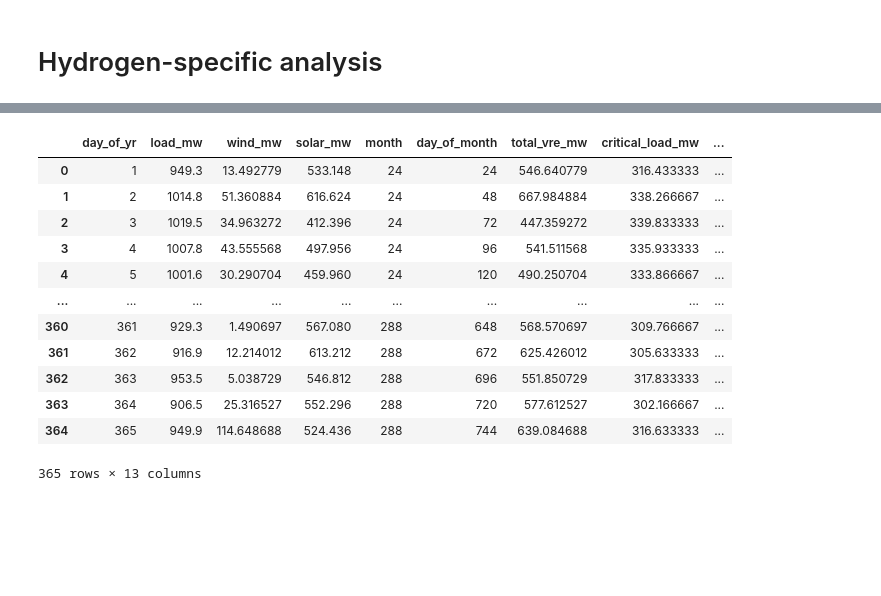
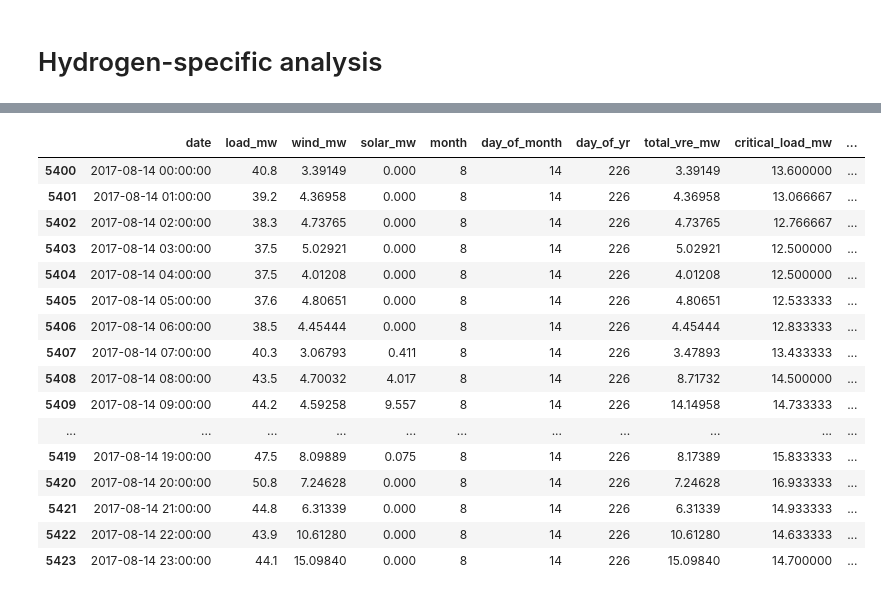
Before and after one commit to b-o-l-l-a/aes-engy-692, a Jupyter notebook: amerigo_island/notebooks/hydrogen.ipynb, the cells around one changed output, grey strips where cells are left out. Saved outputs shown, nothing was run; the diff lists cells and outputs as text; code cells hidden in the pictures; blank space fills up the shorter version.

```diff
--- a/amerigo_island/notebooks/hydrogen.ipynb
+++ b/amerigo_island/notebooks/hydrogen.ipynb
@@ -53,6 +53,8 @@ req_hydrogen_kg_colname = 'reqd_hydrogen_kg'
 hydrogen_production_kg_colname = 'hydrogen_prod_kg'
 hydrogen_production_m3_colname = 'hydrogen_prod_m3'
 hydrogen_h2o_demand_l_colname = 'hydrogen_h2o_demand_l'
+hydrogen_h2o_demand_m3_colname = 'hydrogen_h2o_demand_m3'
+compression_desal_demand_mw_colname = 'compression_desal_demand_mw'
 cuml_hydrogen_demand_kg_colname = 'cuml_hydrogen_demand_kg'
 cuml_h2_energy_demand_mwh_colname = 'cuml_h2_energy_demand_mwh'
 
@@ -63,8 +65,8 @@ thermal_gen_combustion_mw_colname = 'thermal_gen_combustion_mw'
 # %%
 # other values/assumptions needed for the analysis
 CRITICAL_LOAD_PERC = (1/3)
-SOLAR_SCALE_FACTOR = 4
-WIND_SCALE_FACTOR = .4
+SOLAR_SCALE_FACTOR = 1
+WIND_SCALE_FACTOR = 1
 
 SOLAR_INSTALLATION_COST_MM = 50.8
 WIND_INSTALLATION_COST_MM = 31.2
@@ -125,13 +127,19 @@ final_load_and_vre_df.to_csv(os.path.join(INTERIM_DATA_DIR, FINAL_LOAD_AND_VRE_F
 # %% [markdown]
 # Hydrogen-specific analysis
 # %%
-ELEC_EFF_H2_FUEL_CELL_KWH_PER_KG = 19.99
-ELEC_EFF_ELECTROLYSIS_KWH_PER_KG = 55.8
+ELEC_EFF_H2_FUEL_CELL_KWH_PER_KG = 19.988333333333
+ELEC_EFF_ELECTROLYSIS_KWH_PER_KG = 55.4307635
 
 ENERGY_CONSUMPTION_H2O_DESAL_KWH_PER_M3 = 1.8
 DENSITY_H2_300BAR_KG_PER_M3 = 20
 DENSITY_H2_30BAR_KG_PER_M3 = 2.38
 H2O_ELECTROLYSIS_CONSUMPTION_L_PER_M3 = 1.4
+
+DENSITY_H2_STP_KG_PER_M3 = 0.0813
+H2_TAP_WATER_CONSUMPTION_L_PER_M3 = 1.4
+
+ENERGY_CONSUMPTION_H2O_DESAL_KWH_PER_M3 =
+ENERGY_CONSUMPTION_H2_KWH_PER_M3 =
 
 def calc_h2_cols(df):
 
@@ -149,6 +157,13 @@ def calc_h2_cols(df):
     decorated_df[hydrogen_h2o_demand_l_colname] = \
         decorated_df[hydrogen_production_m3_colname] * H2O_ELECTROLYSIS_CONSUMPTION_L_PER_M3
 
+    decorated_df[hydrogen_h2o_demand_m3_colname] = \
+        (decorated_df[hydrogen_production_kg_colname] / DENSITY_H2_STP_KG_PER_M3) \
+        * (H2_TAP_WATER_CONSUMPTION_L_PER_M3 / 1000)
+
+    decorated_df[compression_desal_demand_mw_colname] = \
+        (decorated_df[hydrogen_production_kg_colname] * ENERGY_CONSUMPTION_H2_KWH_PER_M3) \
+        + ()
     decorated_df.sort_values(date_colname)
 
 ## calc cuml h2 demand
@@ -219,17 +186,27 @@ h2_hourly_df[[hydrogen_production_kg_colname, hydrogen_h2o_demand_l_colname]].he
 # %%
+h2_hourly_df = calc_h2_cols(final_load_and_vre_df)
+
 h2_daily_df = h2_hourly_df.groupby(day_of_yr_colname).sum().reset_index()
-h2_daily_df
+h2_daily_df = h2_daily_df.drop([month_colname, day_of_month_colname], axis=1)
-# %% [output]
-|  | day_of_yr | load_mw | wind_mw | solar_mw | month | day_of_month | total_vre_mw | critical_load_mw | ... |
-| 0 | 1 | 949.3 | 13.492779 | 533.148 | 24 | 24 | 546.640779 | 316.433333 | ... |
-| 1 | 2 | 1014.8 | 51.360884 | 616.624 | 24 | 48 | 667.984884 | 338.266667 | ... |
-| 2 | 3 | 1019.5 | 34.963272 | 412.396 | 24 | 72 | 447.359272 | 339.833333 | ... |
-| 3 | 4 | 1007.8 | 43.555568 | 497.956 | 24 | 96 | 541.511568 | 335.933333 | ... |
-| 4 | 5 | 1001.6 | 30.290704 | 459.960 | 24 | 120 | 490.250704 | 333.866667 | ... |
-| ... | ... | ... | ... | ... | ... | ... | ... | ... | ... |
-| 360 | 361 | 929.3 | 1.490697 | 567.080 | 288 | 648 | 568.570697 | 309.766667 | ... |
-| 361 | 362 | 916.9 | 12.214012 | 613.212 | 288 | 672 | 625.426012 | 305.633333 | ... |
-| 362 | 363 | 953.5 | 5.038729 | 546.812 | 288 | 696 | 551.850729 | 317.833333 | ... |
-| 363 | 364 | 906.5 | 25.316527 | 552.296 | 288 | 720 | 577.612527 | 302.166667 | ... |
-| 364 | 365 | 949.9 | 114.648688 | 524.436 | 288 | 744 | 639.084688 | 316.633333 | ... |
-365 rows × 13 columns
+# %%
+h2_hourly_df[
+    (h2_hourly_df[month_colname] == 8) &
+    (h2_hourly_df[day_of_month_colname] == 14)]
+# %% [output]
+|  | date | load_mw | wind_mw | solar_mw | month | day_of_month | day_of_yr | total_vre_mw | critical_load_mw | ... |
+| 5400 | 2017-08-14 00:00:00 | 40.8 | 3.39149 | 0.000 | 8 | 14 | 226 | 3.39149 | 13.600000 | ... |
+| 5401 | 2017-08-14 01:00:00 | 39.2 | 4.36958 | 0.000 | 8 | 14 | 226 | 4.36958 | 13.066667 | ... |
+| 5402 | 2017-08-14 02:00:00 | 38.3 | 4.73765 | 0.000 | 8 | 14 | 226 | 4.73765 | 12.766667 | ... |
+| 5403 | 2017-08-14 03:00:00 | 37.5 | 5.02921 | 0.000 | 8 | 14 | 226 | 5.02921 | 12.500000 | ... |
+| 5404 | 2017-08-14 04:00:00 | 37.5 | 4.01208 | 0.000 | 8 | 14 | 226 | 4.01208 | 12.500000 | ... |
+| 5405 | 2017-08-14 05:00:00 | 37.6 | 4.80651 | 0.000 | 8 | 14 | 226 | 4.80651 | 12.533333 | ... |
+| 5406 | 2017-08-14 06:00:00 | 38.5 | 4.45444 | 0.000 | 8 | 14 | 226 | 4.45444 | 12.833333 | ... |
+| 5407 | 2017-08-14 07:00:00 | 40.3 | 3.06793 | 0.411 | 8 | 14 | 226 | 3.47893 | 13.433333 | ... |
+| 5408 | 2017-08-14 08:00:00 | 43.5 | 4.70032 | 4.017 | 8 | 14 | 226 | 8.71732 | 14.500000 | ... |
+| 5409 | 2017-08-14 09:00:00 | 44.2 | 4.59258 | 9.557 | 8 | 14 | 226 | 14.14958 | 14.733333 | ... |
+| ... | ... | ... | ... | ... | ... | ... | ... | ... | ... | ... |
+| 5419 | 2017-08-14 19:00:00 | 47.5 | 8.09889 | 0.075 | 8 | 14 | 226 | 8.17389 | 15.833333 | ... |
+| 5420 | 2017-08-14 20:00:00 | 50.8 | 7.24628 | 0.000 | 8 | 14 | 226 | 7.24628 | 16.933333 | ... |
+| 5421 | 2017-08-14 21:00:00 | 44.8 | 6.31339 | 0.000 | 8 | 14 | 226 | 6.31339 | 14.933333 | ... |
+| 5422 | 2017-08-14 22:00:00 | 43.9 | 10.61280 | 0.000 | 8 | 14 | 226 | 10.61280 | 14.633333 | ... |
+| 5423 | 2017-08-14 23:00:00 | 44.1 | 15.09840 | 0.000 | 8 | 14 | 226 | 15.09840 | 14.700000 | ... |
```
Also changed, not shown: parts of 4 cells of this notebook.
